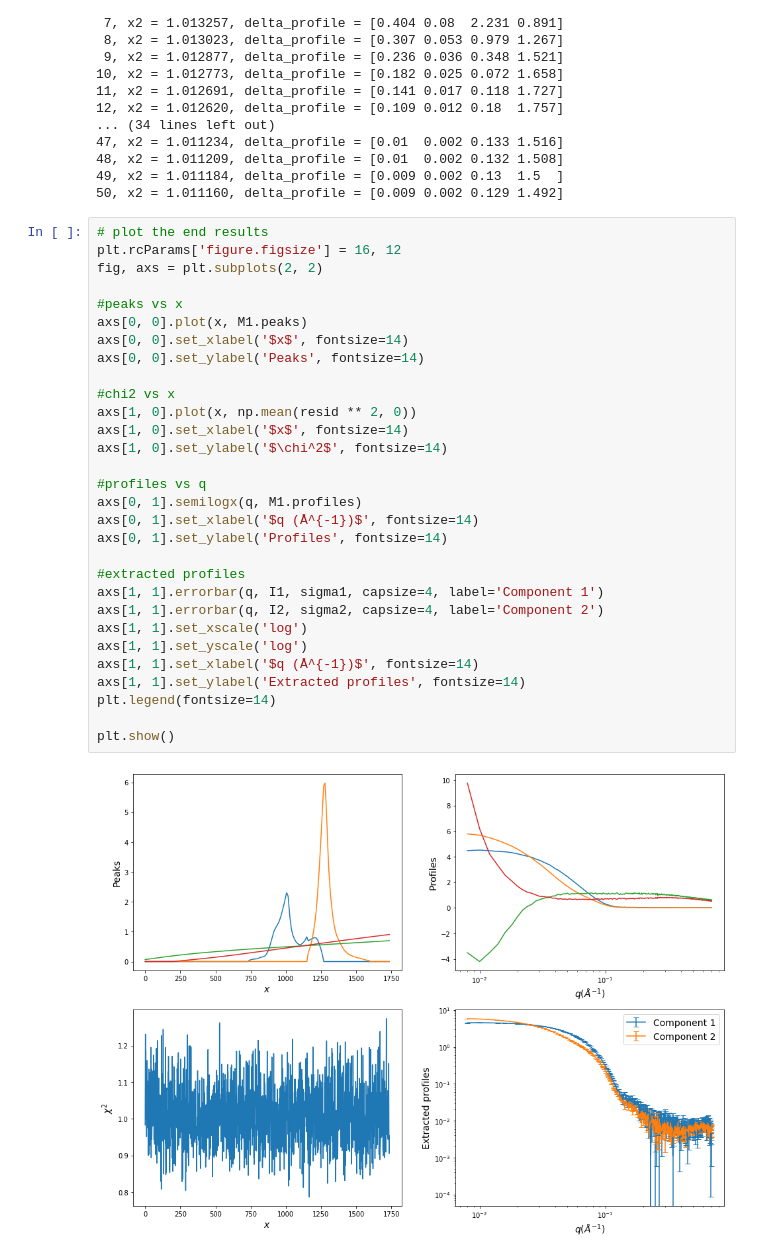
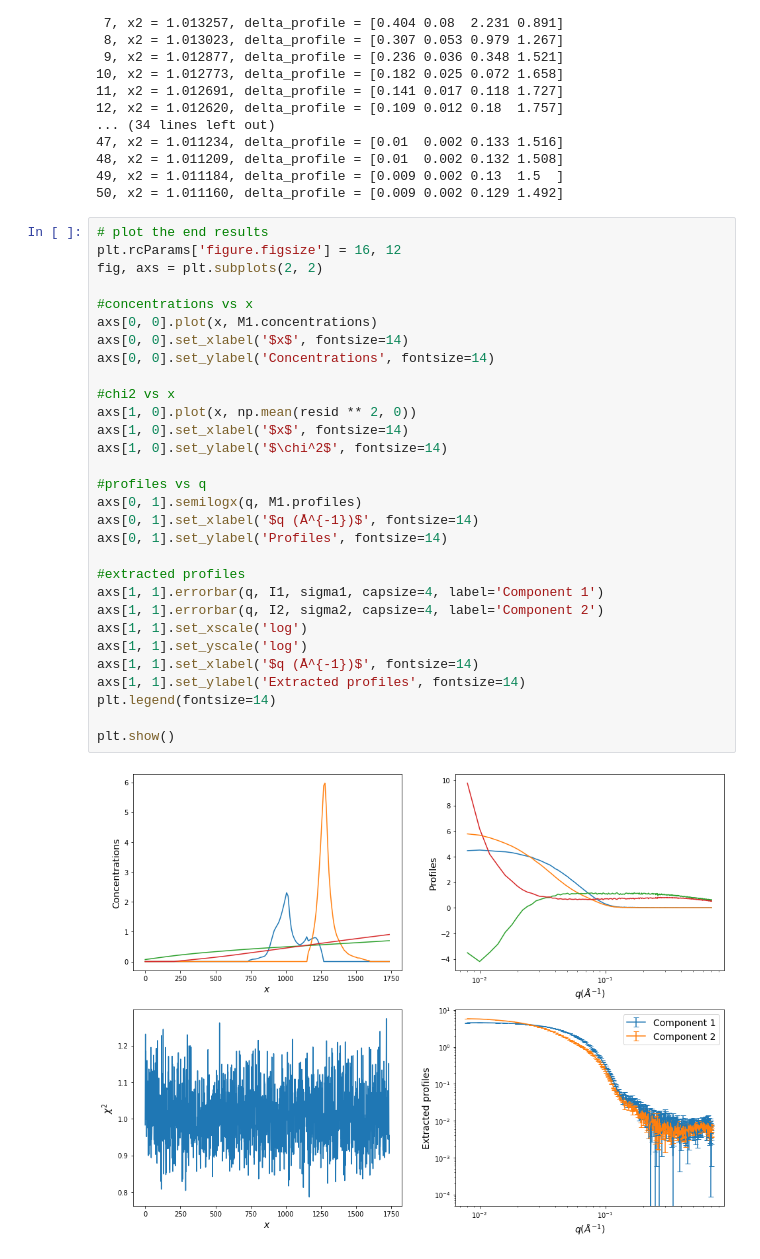
Before and after one commit to ando-lab/regals, a Jupyter notebook: demo/NrdE_mix_AEX.ipynb, the cells around one changed output. Saved outputs shown, nothing was run; the diff lists cells and outputs as text.

```diff
--- a/demo/NrdE_mix_AEX.ipynb
+++ b/demo/NrdE_mix_AEX.ipynb
@@ -92,32 +92,32 @@ update_fun = lambda num_iter, mix, params,resid: \
 # %%
 # plot the end results
 plt.rcParams['figure.figsize'] = 16, 12
 fig, axs = plt.subplots(2, 2)
 
-#peaks vs x
-axs[0, 0].plot(x, M1.peaks)
+#concentrations vs x
+axs[0, 0].plot(x, M1.concentrations)
 axs[0, 0].set_xlabel('$x$', fontsize=14)
-axs[0, 0].set_ylabel('Peaks', fontsize=14)
+axs[0, 0].set_ylabel('Concentrations', fontsize=14)
 
 #chi2 vs x
 axs[1, 0].plot(x, np.mean(resid ** 2, 0))
 axs[1, 0].set_xlabel('$x$', fontsize=14)
 axs[1, 0].set_ylabel('$\chi^2$', fontsize=14)
 
 #profiles vs q
 axs[0, 1].semilogx(q, M1.profiles)
 axs[0, 1].set_xlabel('$q (Å^{-1})$', fontsize=14)
 axs[0, 1].set_ylabel('Profiles', fontsize=14)
 
 #extracted profiles
 axs[1, 1].errorbar(q, I1, sigma1, capsize=4, label='Component 1')
 axs[1, 1].errorbar(q, I2, sigma2, capsize=4, label='Component 2')
 axs[1, 1].set_xscale('log')
 axs[1, 1].set_yscale('log')
 axs[1, 1].set_xlabel('$q (Å^{-1})$', fontsize=14)
 axs[1, 1].set_ylabel('Extracted profiles', fontsize=14)
 plt.legend(fontsize=14)
 
 plt.show()
 # %% [output]
-[figure, old version]
+[figure, new version]
```
Also changed, not shown: parts of 2 cells of this notebook, 16 other files.
